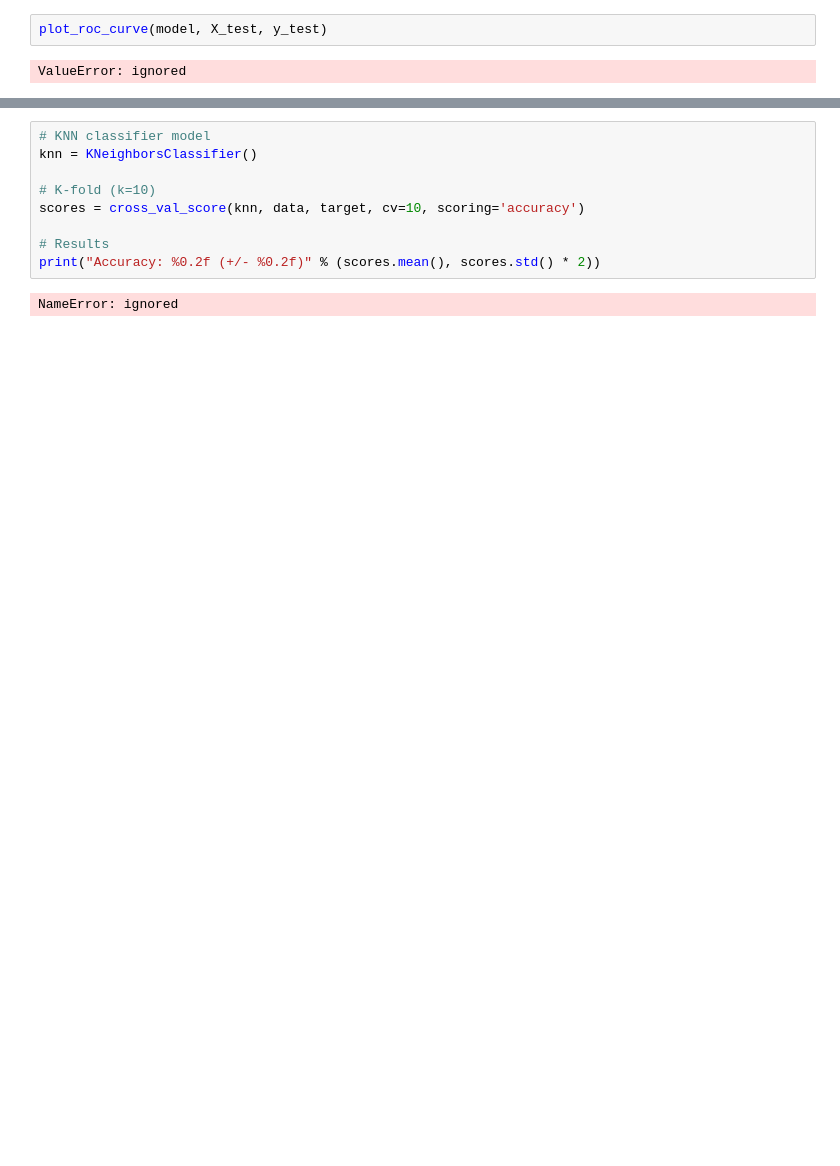
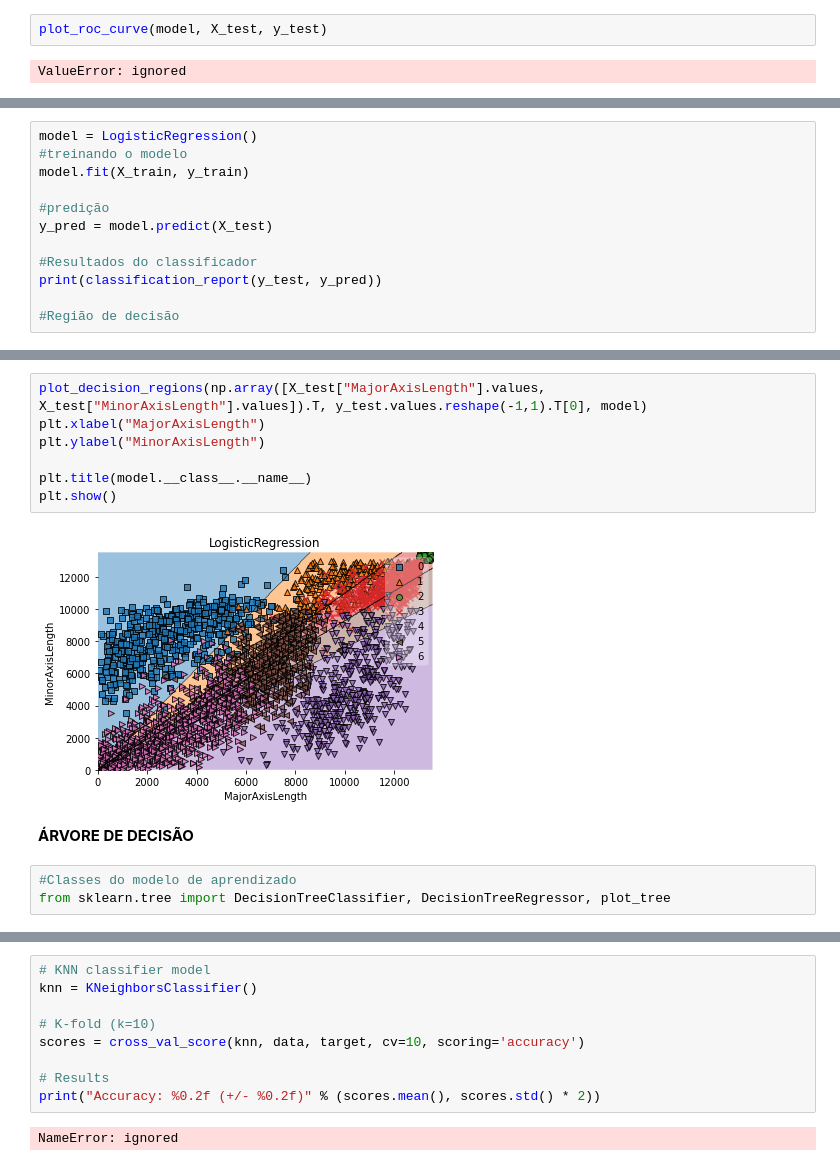
Before and after one commit to karolmetzker/ProjetoML, a Jupyter notebook: Dry_Bean_codigo.ipynb, the cells around one changed output, grey strips where cells are left out. Drawn from its saved outputs; the diff is of its cells as text; blank space fills up the shorter version.

```diff
--- a/Dry_Bean_codigo.ipynb
+++ b/Dry_Bean_codigo.ipynb
@@ -242,0 +302,12 @@ data, target = df.drop(columns = ['Class']), df['Class']
+# %%
+model = LogisticRegression()
+#treinando o modelo
+model.fit(X_train, y_train)
+
+#predição
+y_pred = model.predict(X_test)
+
+#Resultados do classificador
+print(classification_report(y_test, y_pred))
+
+#Região de decisão
@@ -242,0 +328,14 @@ data, target = df.drop(columns = ['Class']), df['Class']
+# %%
+plot_decision_regions(np.array([X_test["MajorAxisLength"].values, X_test["MinorAxisLength"].values]).T, y_test.values.reshape(-1,1).T[0], model)
+plt.xlabel("MajorAxisLength")
+plt.ylabel("MinorAxisLength")
+
+plt.title(model.__class__.__name__)
+plt.show()
+# %% [output]
+[figure, added]
+# %% [markdown]
+**ÁRVORE DE DECISÃO**
+# %%
+#Classes do modelo de aprendizado
+from sklearn.tree import DecisionTreeClassifier, DecisionTreeRegressor, plot_tree
```
Also changed, not shown: parts of 18 cells of this notebook.
